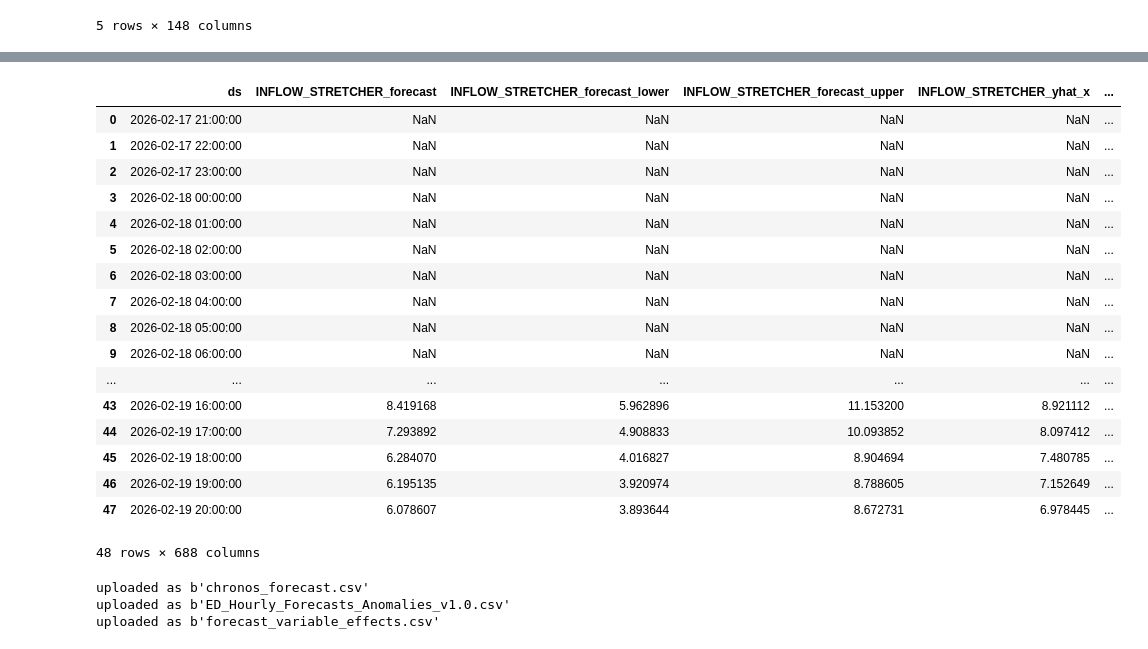
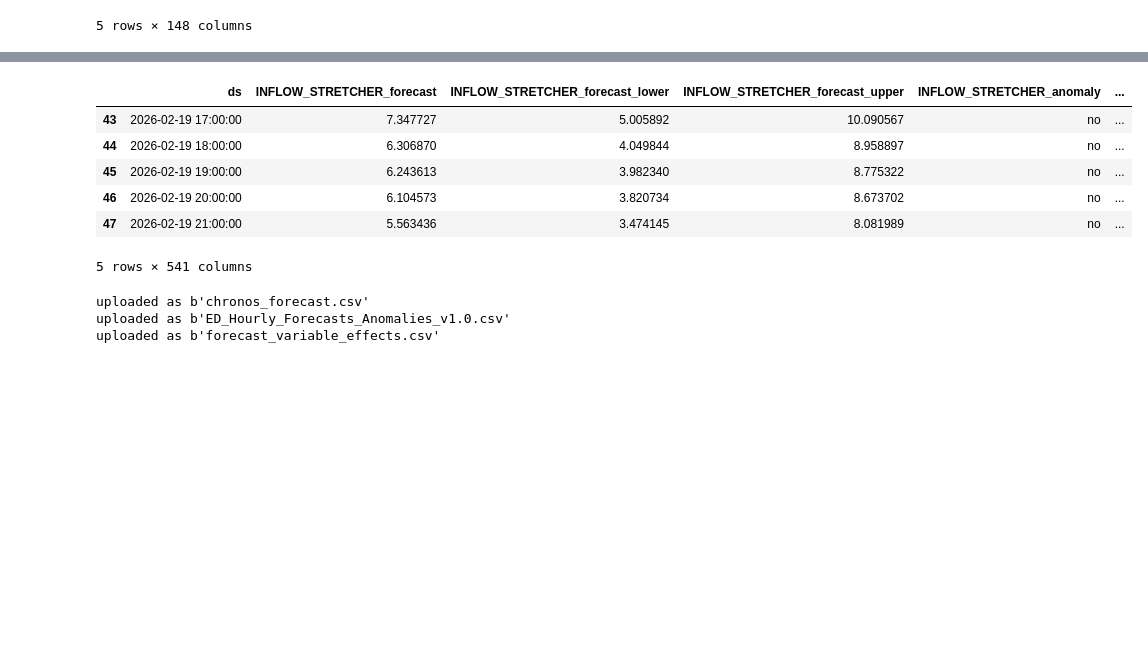
Before and after one commit to drdevinhopkins/ed-flow-2023, a Jupyter notebook: notebooks/jgh/26-02-16-01.ipynb, the cells around one changed output, grey strips where cells are left out. Cells and saved outputs as stored; diff of their text form; code cells hidden in the pictures; blank space fills up the shorter version.

```diff
--- a/notebooks/jgh/26-02-16-01.ipynb
+++ b/notebooks/jgh/26-02-16-01.ipynb
@@ -587,24 +594,13 @@ output_df.head(48)
-# %%
-output_df.merge(recent_df, on='ds', how='outer')
-# %% [output]
-|  | ds | INFLOW_STRETCHER_forecast | INFLOW_STRETCHER_forecast_lower | INFLOW_STRETCHER_forecast_upper | INFLOW_STRETCHER_yhat_x | ... |
-| 0 | 2026-02-17 21:00:00 | NaN | NaN | NaN | NaN | ... |
-| 1 | 2026-02-17 22:00:00 | NaN | NaN | NaN | NaN | ... |
-| 2 | 2026-02-17 23:00:00 | NaN | NaN | NaN | NaN | ... |
-| 3 | 2026-02-18 00:00:00 | NaN | NaN | NaN | NaN | ... |
-| 4 | 2026-02-18 01:00:00 | NaN | NaN | NaN | NaN | ... |
-| 5 | 2026-02-18 02:00:00 | NaN | NaN | NaN | NaN | ... |
-| 6 | 2026-02-18 03:00:00 | NaN | NaN | NaN | NaN | ... |
-| 7 | 2026-02-18 04:00:00 | NaN | NaN | NaN | NaN | ... |
-| 8 | 2026-02-18 05:00:00 | NaN | NaN | NaN | NaN | ... |
-| 9 | 2026-02-18 06:00:00 | NaN | NaN | NaN | NaN | ... |
-| ... | ... | ... | ... | ... | ... | ... |
-| 43 | 2026-02-19 16:00:00 | 8.419168 | 5.962896 | 11.153200 | 8.921112 | ... |
-| 44 | 2026-02-19 17:00:00 | 7.293892 | 4.908833 | 10.093852 | 8.097412 | ... |
-| 45 | 2026-02-19 18:00:00 | 6.284070 | 4.016827 | 8.904694 | 7.480785 | ... |
-| 46 | 2026-02-19 19:00:00 | 6.195135 | 3.920974 | 8.788605 | 7.152649 | ... |
-| 47 | 2026-02-19 20:00:00 | 6.078607 | 3.893644 | 8.672731 | 6.978445 | ... |
-48 rows × 688 columns
+# %%
+output_df.tail()
+# %% [output]
+|  | ds | INFLOW_STRETCHER_forecast | INFLOW_STRETCHER_forecast_lower | INFLOW_STRETCHER_forecast_upper | INFLOW_STRETCHER_anomaly | ... |
+| 43 | 2026-02-19 17:00:00 | 7.347727 | 5.005892 | 10.090567 | no | ... |
+| 44 | 2026-02-19 18:00:00 | 6.306870 | 4.049844 | 8.958897 | no | ... |
+| 45 | 2026-02-19 19:00:00 | 6.243613 | 3.982340 | 8.775322 | no | ... |
+| 46 | 2026-02-19 20:00:00 | 6.104573 | 3.820734 | 8.673702 | no | ... |
+| 47 | 2026-02-19 21:00:00 | 5.563436 | 3.474145 | 8.081989 | no | ... |
+5 rows × 541 columns
 # %%
 dropbox_app_key = os.environ.get("DROPBOX_APP_KEY")
 dropbox_app_secret = os.environ.get("DROPBOX_APP_SECRET")
```
Also changed, not shown: parts of 10 cells of this notebook, 1 other file.
